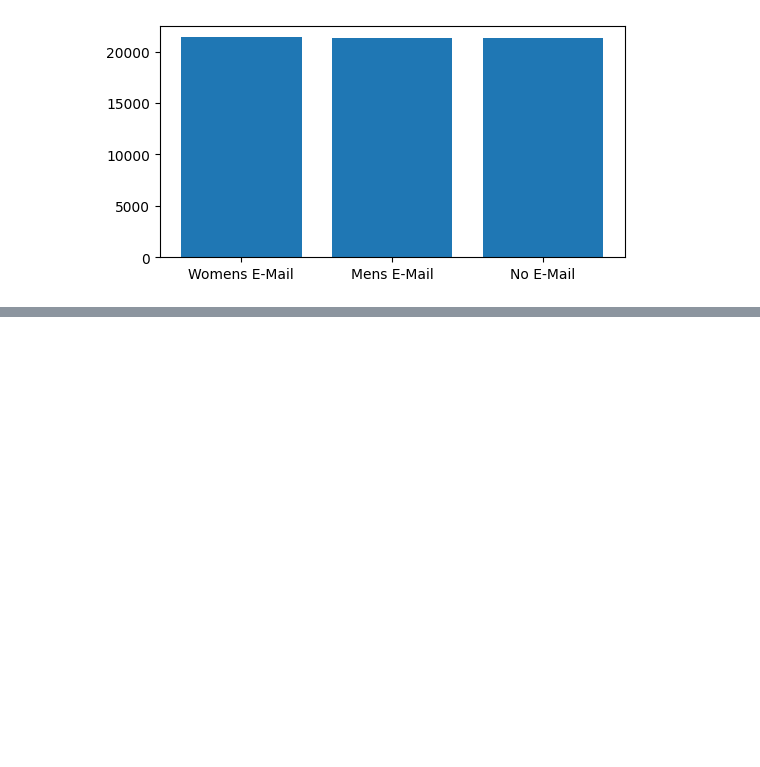
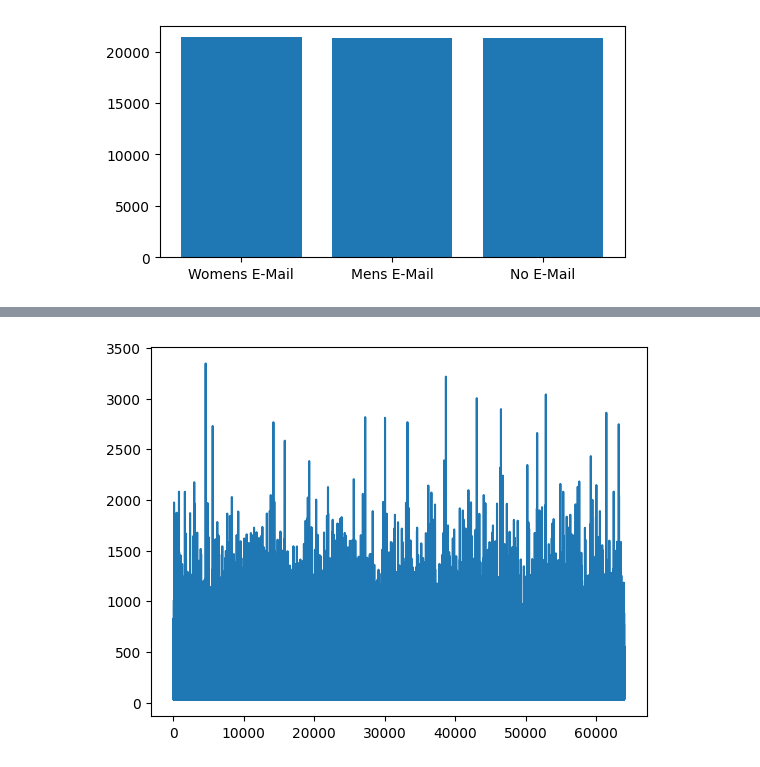
Before and after one commit to Fatemenamdar20/Project02-Customer-Analytics, a Jupyter notebook: Customer-Analytics.ipynb, the cells around one changed output, grey strips where cells are left out. Saved outputs shown, nothing was run; the diff lists cells and outputs as text; code cells hidden in the pictures; blank space fills up the shorter version.

```diff
--- a/Customer-Analytics.ipynb
+++ b/Customer-Analytics.ipynb
@@ -143,0 +156,2 @@ plt.show()
+# %%
+df["history_segment"] = df["history_segment"].str.replace(r'^\d+\)\s*|\$', '', regex=True)
@@ -143,0 +172,5 @@ plt.show()
+# %%
+plt.plot(df["history"])
+plt.show()
+# %% [output]
+[figure, added]
```
Also changed, not shown: parts of 12 cells of this notebook, 1 other file.
